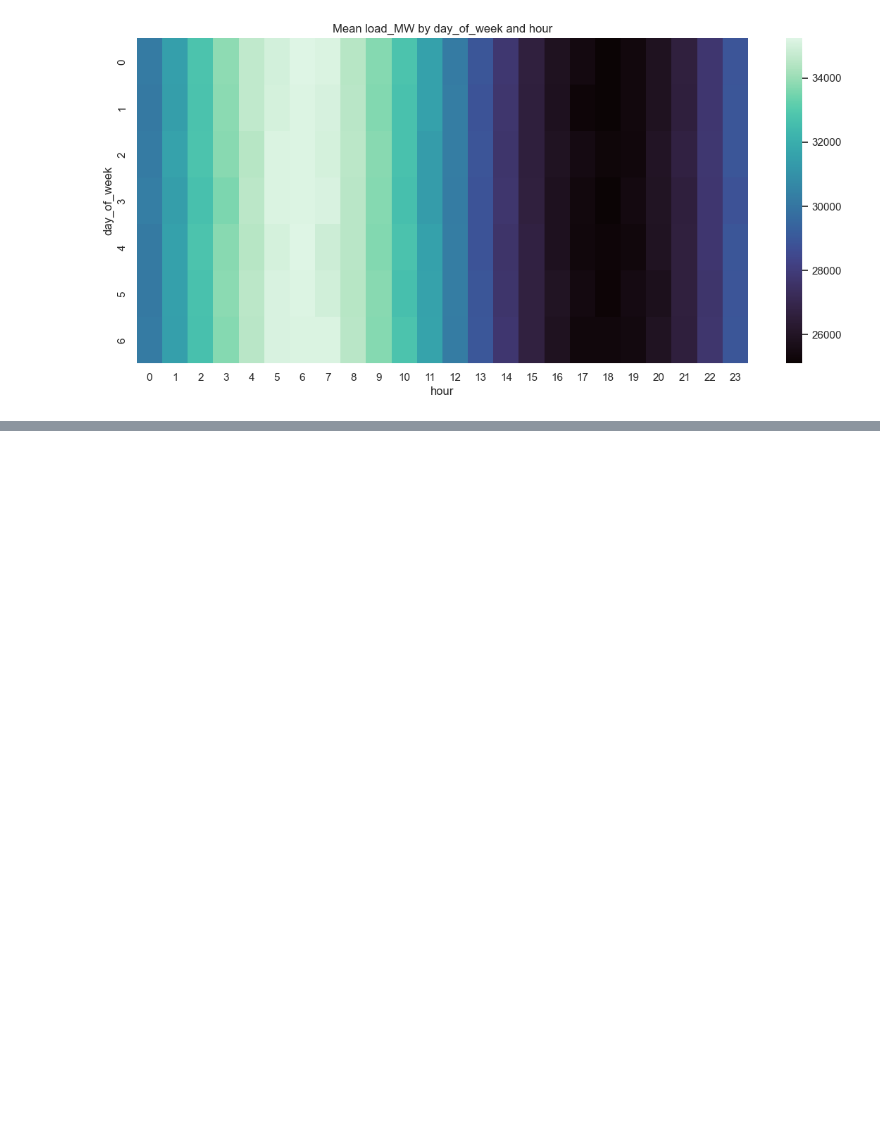
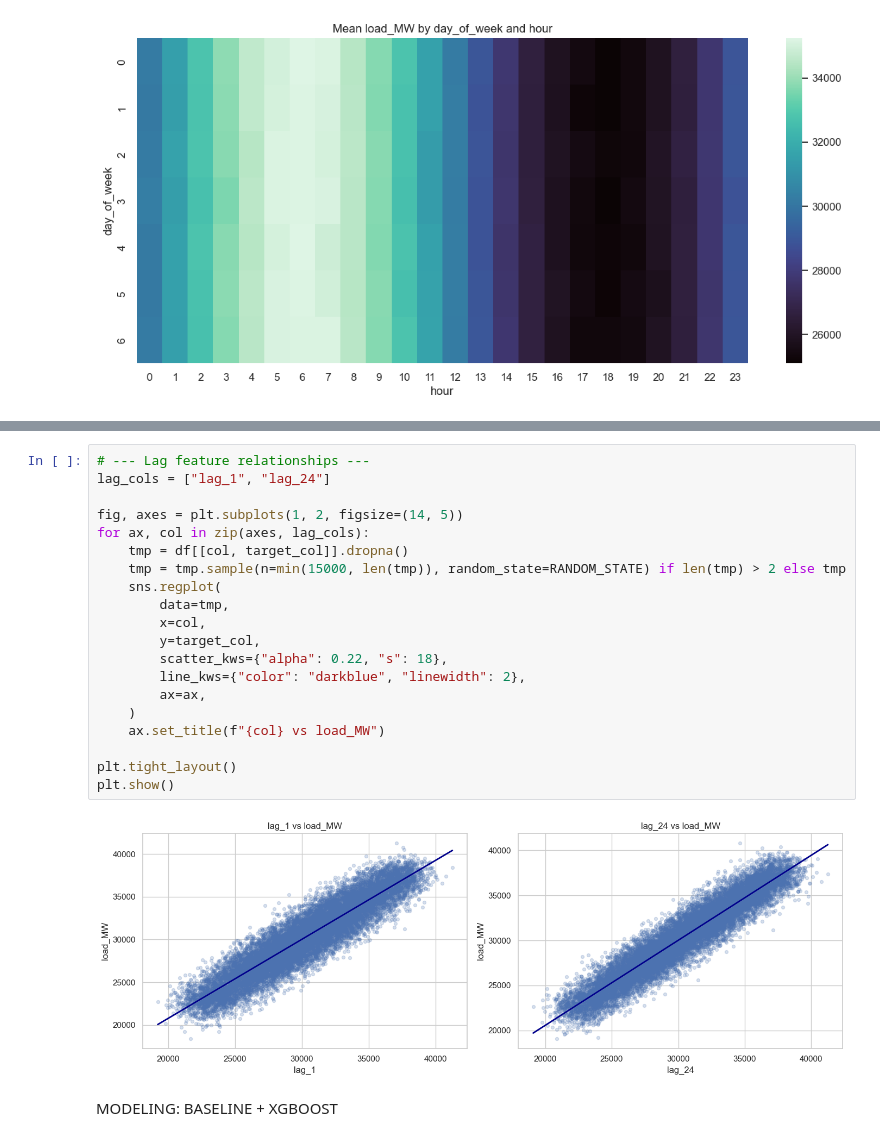
Before and after one commit to Osknot/ELECTRICAL-LOAD-PREDICTION, a Jupyter notebook: Notebooks/load_forecasting.ipynb, the cells around one changed output, grey strips where cells are left out. Drawn from its saved outputs; the diff is of its cells as text; blank space fills up the shorter version.

```diff
--- a/Notebooks/load_forecasting.ipynb
+++ b/Notebooks/load_forecasting.ipynb
@@ -254,0 +258,24 @@ plt.show()
+# %%
+# --- Lag feature relationships ---
+lag_cols = ["lag_1", "lag_24"]
+
+fig, axes = plt.subplots(1, 2, figsize=(14, 5))
+for ax, col in zip(axes, lag_cols):
+    tmp = df[[col, target_col]].dropna()
+    tmp = tmp.sample(n=min(15000, len(tmp)), random_state=RANDOM_STATE) if len(tmp) > 2 else tmp
+    sns.regplot(
+        data=tmp,
+        x=col,
+        y=target_col,
+        scatter_kws={"alpha": 0.22, "s": 18},
+        line_kws={"color": "darkblue", "linewidth": 2},
+        ax=ax,
+    )
+    ax.set_title(f"{col} vs load_MW")
+
+plt.tight_layout()
+plt.show()
+# %% [output]
+[figure, added]
+# %% [markdown]
+MODELING: BASELINE + XGBOOST
```
Also changed, not shown: parts of 19 cells of this notebook, 9 other files.
